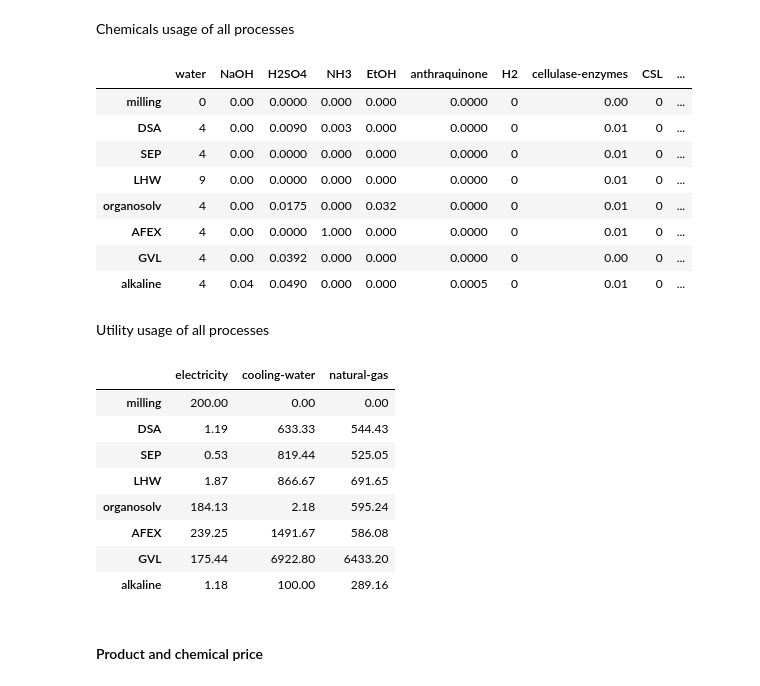
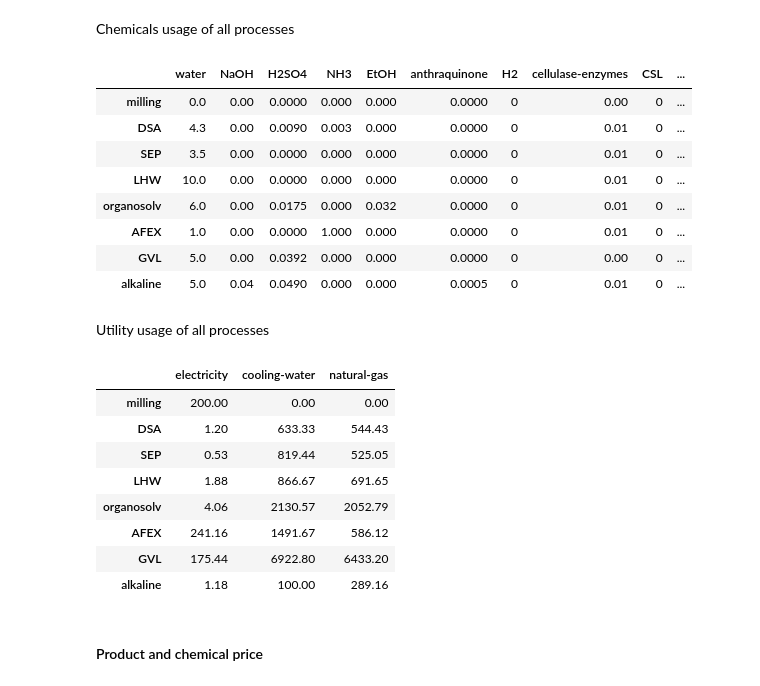
Before and after one commit to Kankincredible/lignin-valorization-superstructure-optimization, a Jupyter notebook: base-case-burn/base-case-burn-herbaceous-plant.ipynb, the cells around one changed output. Drawn from its saved outputs; the diff is of its cells as text; code cells hidden in the pictures.

```diff
--- a/base-case-burn/base-case-burn-herbaceous-plant.ipynb
+++ b/base-case-burn/base-case-burn-herbaceous-plant.ipynb
@@ -161,56 +145,56 @@ Chemicals usage of all processes
 # %%
 ch = pd.DataFrame(index = ALL_PROCESS)
 
-ch['water'] = [0,4,4,9,4,4,4,4]
+ch['water'] = [0,4.3,3.5,10,6,1,5,5]
 ch['NaOH'] = [0,0,0,0,0,0,0,0.04]
 ch['H2SO4'] = [0,0.009,0,0,0.0175,0,0.0392,0.049]
 ch['NH3'] = [0,0.003,0,0,0,1,0,0]
 ch['EtOH'] = [0,0,0,0,0.032,0,0,0]
 ch['anthraquinone'] = [0,0,0,0,0,0,0,0.0005]
 ch['H2'] = [0,0,0,0,0,0,0,0]
 ch['cellulase-enzymes'] = [0,0.01,0.01,0.01,0.01,0.01,0,0.01]
 ch['CSL'] = [0,0,0,0,0,0,0,0]
 ch['DAP'] = [0,0,0,0,0,0,0,0]
 ch['methanol'] = [0,0,0,0,0,0,0,0]
 ch['chloroform'] = [0,0,0,0,0,0,0,0]
 ch['H3PO4'] = [0,0,0,0,0,0,0,0]
 ch['GVL'] = [0,0,0,0,0,0,2.8,0]
 ch['glucose'] = [0,0,0,0,0,0,0,0]
 ch['AS'] = [0,0,0,0,0,0,0,0]
 ch['DSP'] = [0,0,0,0,0,0,0,0]
 ch['MPP'] = [0,0,0,0,0,0,0,0]
 ch['boiler_chem'] = [0,0,0,0,0,0,0,0]
 ch['FGD'] = [0,0,0,0,0,0,0,0]
 
 ch
 # %% [output]
 |  | water | NaOH | H2SO4 | NH3 | EtOH | anthraquinone | H2 | cellulase-enzymes | CSL | ... |
-| milling | 0 | 0.00 | 0.0000 | 0.000 | 0.000 | 0.0000 | 0 | 0.00 | 0 | ... |
-| DSA | 4 | 0.00 | 0.0090 | 0.003 | 0.000 | 0.0000 | 0 | 0.01 | 0 | ... |
-| SEP | 4 | 0.00 | 0.0000 | 0.000 | 0.000 | 0.0000 | 0 | 0.01 | 0 | ... |
-| LHW | 9 | 0.00 | 0.0000 | 0.000 | 0.000 | 0.0000 | 0 | 0.01 | 0 | ... |
-| organosolv | 4 | 0.00 | 0.0175 | 0.000 | 0.032 | 0.0000 | 0 | 0.01 | 0 | ... |
-| AFEX | 4 | 0.00 | 0.0000 | 1.000 | 0.000 | 0.0000 | 0 | 0.01 | 0 | ... |
-| GVL | 4 | 0.00 | 0.0392 | 0.000 | 0.000 | 0.0000 | 0 | 0.00 | 0 | ... |
-| alkaline | 4 | 0.04 | 0.0490 | 0.000 | 0.000 | 0.0005 | 0 | 0.01 | 0 | ... |
+| milling | 0.0 | 0.00 | 0.0000 | 0.000 | 0.000 | 0.0000 | 0 | 0.00 | 0 | ... |
+| DSA | 4.3 | 0.00 | 0.0090 | 0.003 | 0.000 | 0.0000 | 0 | 0.01 | 0 | ... |
+| SEP | 3.5 | 0.00 | 0.0000 | 0.000 | 0.000 | 0.0000 | 0 | 0.01 | 0 | ... |
+| LHW | 10.0 | 0.00 | 0.0000 | 0.000 | 0.000 | 0.0000 | 0 | 0.01 | 0 | ... |
+| organosolv | 6.0 | 0.00 | 0.0175 | 0.000 | 0.032 | 0.0000 | 0 | 0.01 | 0 | ... |
+| AFEX | 1.0 | 0.00 | 0.0000 | 1.000 | 0.000 | 0.0000 | 0 | 0.01 | 0 | ... |
+| GVL | 5.0 | 0.00 | 0.0392 | 0.000 | 0.000 | 0.0000 | 0 | 0.00 | 0 | ... |
+| alkaline | 5.0 | 0.04 | 0.0490 | 0.000 | 0.000 | 0.0005 | 0 | 0.01 | 0 | ... |
 # %% [markdown]
 Utility usage of all processes
 # %%
 ut = pd.DataFrame(index = ALL_PROCESS)
 
-ut['electricity'] = [200,1.19,0.53,1.87,184.13,239.25,175.44,1.18]
-ut['cooling-water'] = [0,633.33,819.44,866.67,2.18,1491.67,6922.8,100]
-ut['natural-gas'] = [0,544.43,525.05,691.65,595.24,586.08,6433.2,289.16]
+ut['electricity'] = [200,1.2,0.53,1.88,4.06,241.16,175.44,1.18]
+ut['cooling-water'] = [0,633.33,819.44,866.67,2130.57,1491.67,6922.8,100]
+ut['natural-gas'] = [0,544.43,525.05,691.65,2052.79,586.12,6433.2,289.16]
 
 ut
 # %% [output]
 |  | electricity | cooling-water | natural-gas |
 | milling | 200.00 | 0.00 | 0.00 |
-| DSA | 1.19 | 633.33 | 544.43 |
+| DSA | 1.20 | 633.33 | 544.43 |
 | SEP | 0.53 | 819.44 | 525.05 |
-| LHW | 1.87 | 866.67 | 691.65 |
-| organosolv | 184.13 | 2.18 | 595.24 |
-| AFEX | 239.25 | 1491.67 | 586.08 |
+| LHW | 1.88 | 866.67 | 691.65 |
+| organosolv | 4.06 | 2130.57 | 2052.79 |
+| AFEX | 241.16 | 1491.67 | 586.12 |
 | GVL | 175.44 | 6922.80 | 6433.20 |
 | alkaline | 1.18 | 100.00 | 289.16 |
 # %% [markdown]
```
Also changed, not shown: parts of 34 cells of this notebook, 6 other files.
